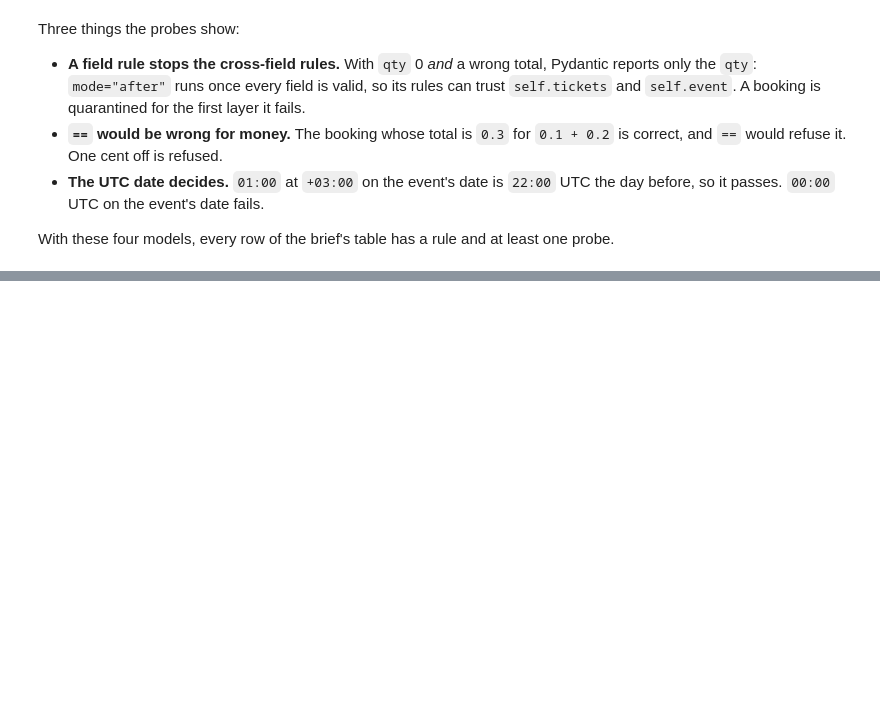
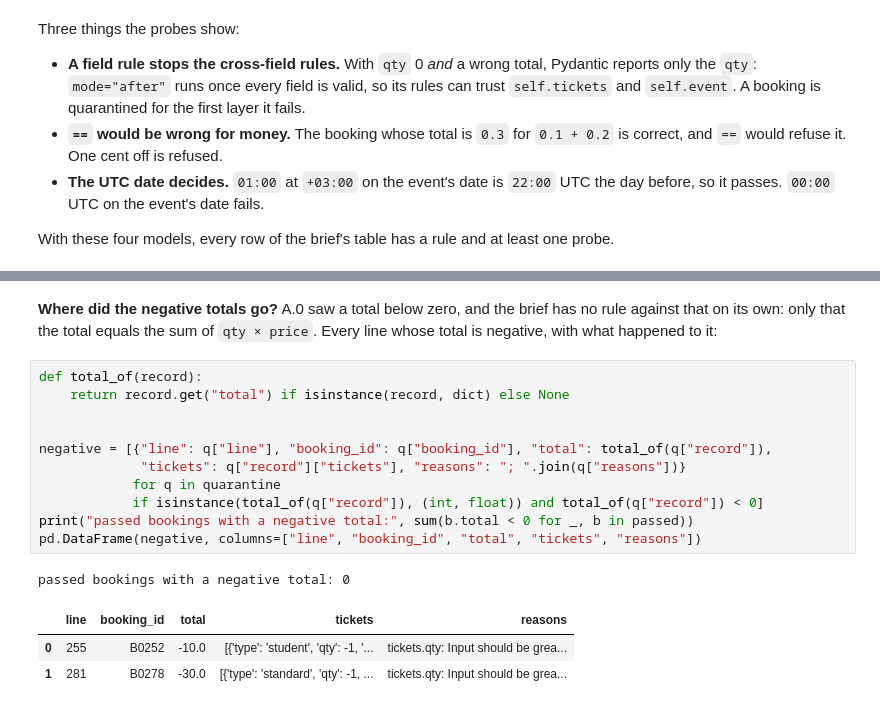
Before and after one commit to DanEhab/daniel-ehab_58-3825_MET-02_task2, a Jupyter notebook: task2.ipynb, the cells around one changed output, grey strips where cells are left out. Cells and saved outputs as stored; diff of their text form; blank space fills up the shorter version.

```diff
--- a/task2.ipynb
+++ b/task2.ipynb
@@ -572,0 +675,18 @@ With these four models, every row of the brief's table has a rule and at least o
+# %% [markdown]
+**Where did the negative totals go?** A.0 saw a total below zero, and the brief has no rule against that on its own: only that the total equals the sum of `qty × price`. Every line whose total is negative, with what happened to it:
+# %%
+def total_of(record):
+    return record.get("total") if isinstance(record, dict) else None
+
+
+negative = [{"line": q["line"], "booking_id": q["booking_id"], "total": total_of(q["record"]),
+             "tickets": q["record"]["tickets"], "reasons": "; ".join(q["reasons"])}
+            for q in quarantine
+            if isinstance(total_of(q["record"]), (int, float)) and total_of(q["record"]) < 0]
+print("passed bookings with a negative total:", sum(b.total < 0 for _, b in passed))
+pd.DataFrame(negative, columns=["line", "booking_id", "total", "tickets", "reasons"])
+# %% [output]
+passed bookings with a negative total: 0
+|  | line | booking_id | total | tickets | reasons |
+| 0 | 255 | B0252 | -10.0 | [{'type': 'student', 'qty': -1, '... | tickets.qty: Input should be grea... |
+| 1 | 281 | B0278 | -30.0 | [{'type': 'standard', 'qty': -1, ... | tickets.qty: Input should be grea... |
```
Also changed, not shown: parts of 9 cells of this notebook.
